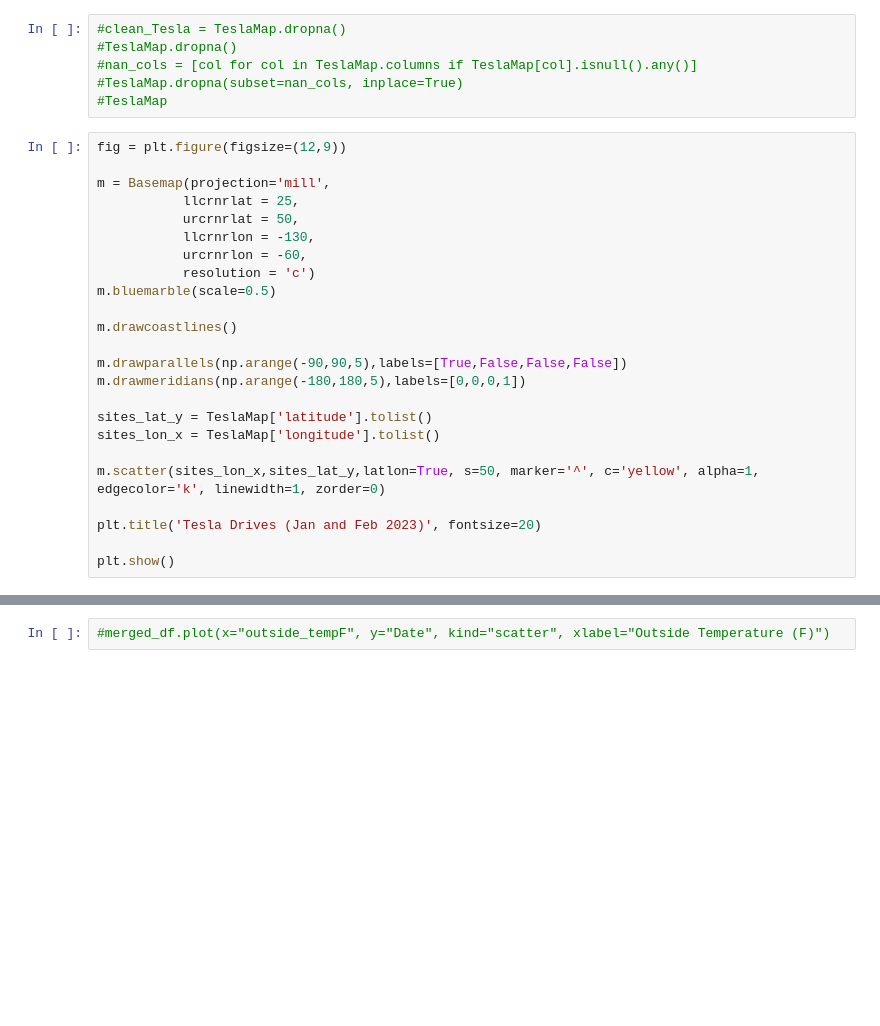
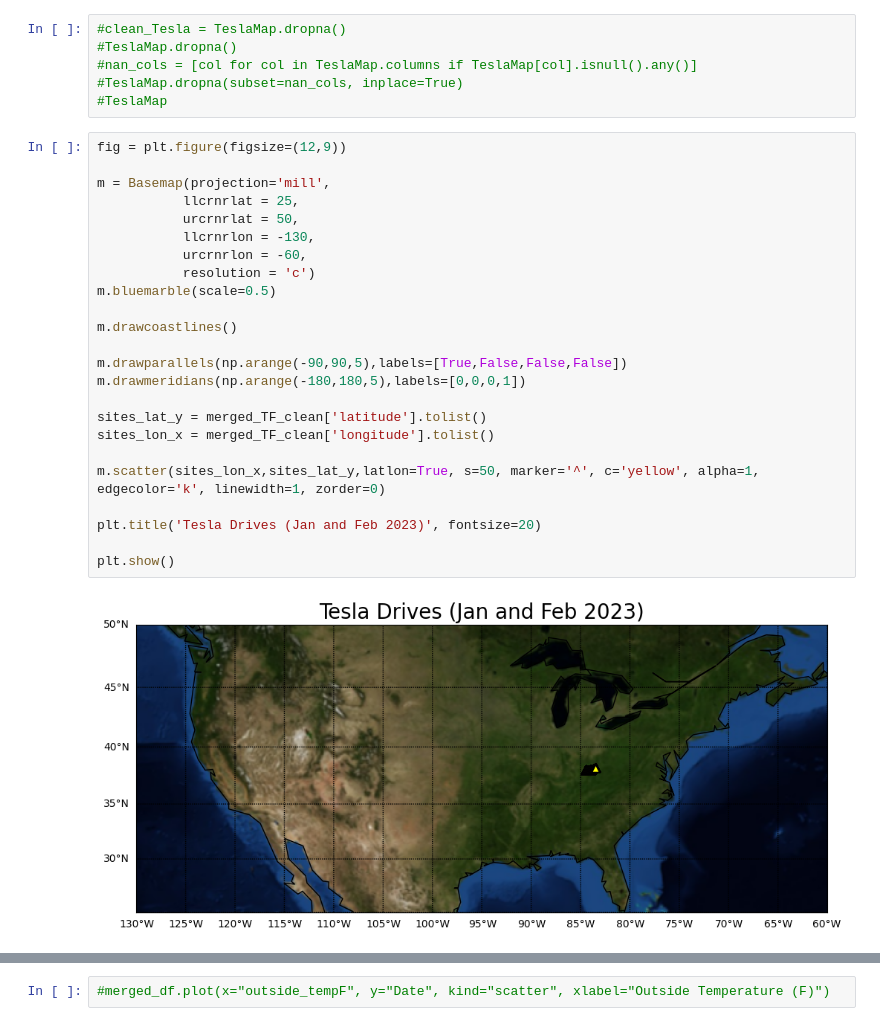
Before and after one commit to kyhokie/data_2_project, a Jupyter notebook: data_2_projectB.ipynb, the cells around one changed output, grey strips where cells are left out. Cells and saved outputs as stored; diff of their text form; blank space fills up the shorter version.

```diff
--- a/data_2_projectB.ipynb
+++ b/data_2_projectB.ipynb
@@ -113,27 +118,29 @@ np.mean(TeslaMap_clean.speed)
 # %%
 fig = plt.figure(figsize=(12,9))
 
 m = Basemap(projection='mill',
            llcrnrlat = 25,
            urcrnrlat = 50,
            llcrnrlon = -130,
            urcrnrlon = -60,
            resolution = 'c')
 m.bluemarble(scale=0.5)
 
 m.drawcoastlines()
 
 m.drawparallels(np.arange(-90,90,5),labels=[True,False,False,False])
 m.drawmeridians(np.arange(-180,180,5),labels=[0,0,0,1])
 
-sites_lat_y = TeslaMap['latitude'].tolist()
-sites_lon_x = TeslaMap['longitude'].tolist()
+sites_lat_y = merged_TF_clean['latitude'].tolist()
+sites_lon_x = merged_TF_clean['longitude'].tolist()
 
 m.scatter(sites_lon_x,sites_lat_y,latlon=True, s=50, marker='^', c='yellow', alpha=1, edgecolor='k', linewidth=1, zorder=0)
 
 plt.title('Tesla Drives (Jan and Feb 2023)', fontsize=20)
 
 plt.show()
+# %% [output]
+[figure, added]
 # %%
 fig = plt.figure(figsize=(12,9))
 
```
Also changed, not shown: parts of 10 cells of this notebook.
